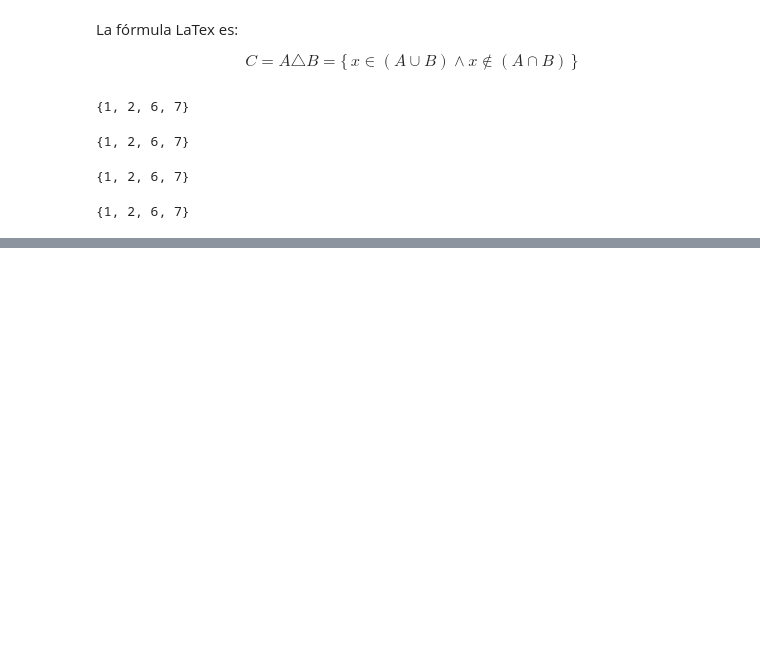
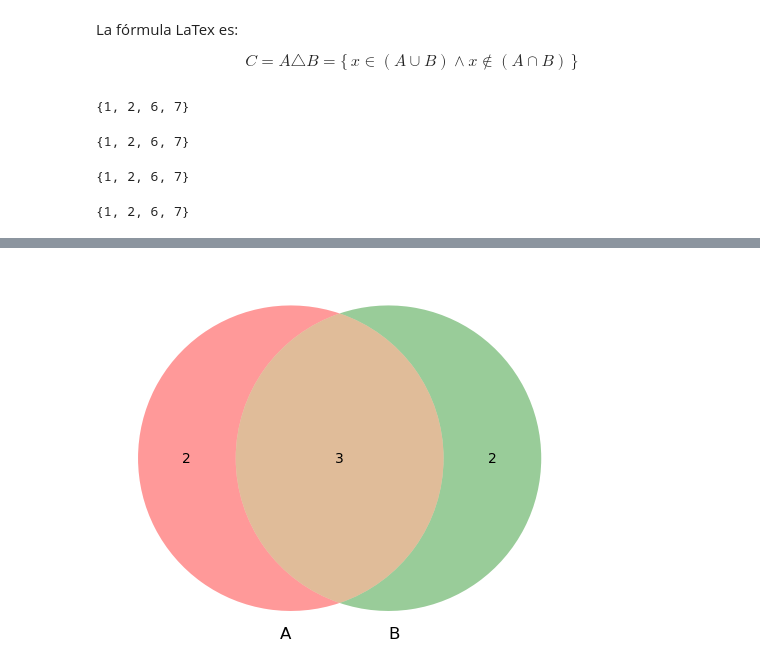
Before and after one commit to z23017381/MATEMATICAS-DISCRETAS, a Jupyter notebook: Teoria de conjuntos V1.ipynb, the cells around one changed output, grey strips where cells are left out. Drawn from its saved outputs; the diff is of its cells as text; code cells hidden in the pictures; blank space fills up the shorter version.

```diff
--- a/Teoria de conjuntos V1.ipynb
+++ b/Teoria de conjuntos V1.ipynb
@@ -188,0 +217,4 @@ B.symmetric_difference(A)
+# %%
+diagram = venn.venn2(subsets= (A, B))
+# %% [output]
+[figure, added]
```
Also changed, not shown: parts of 4 cells of this notebook.
